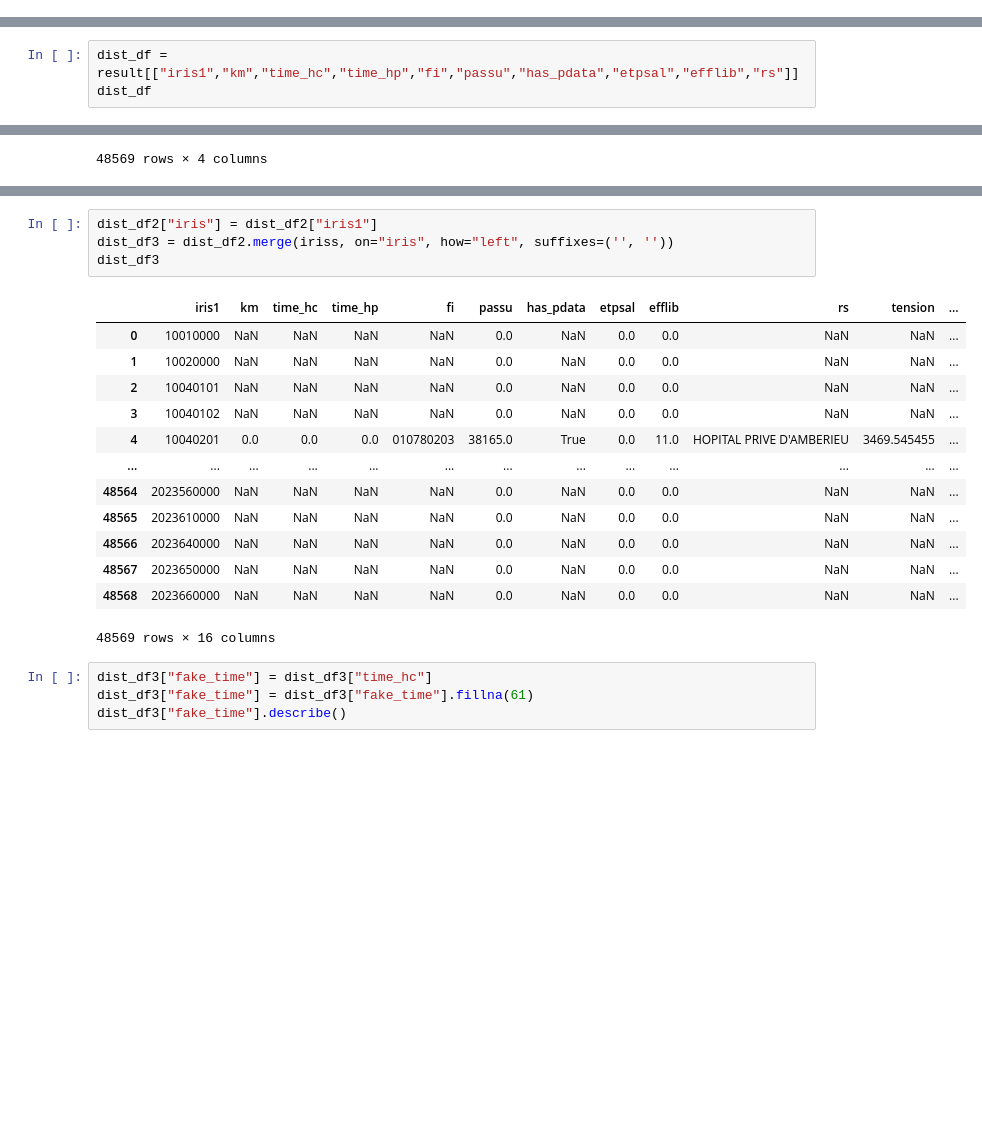
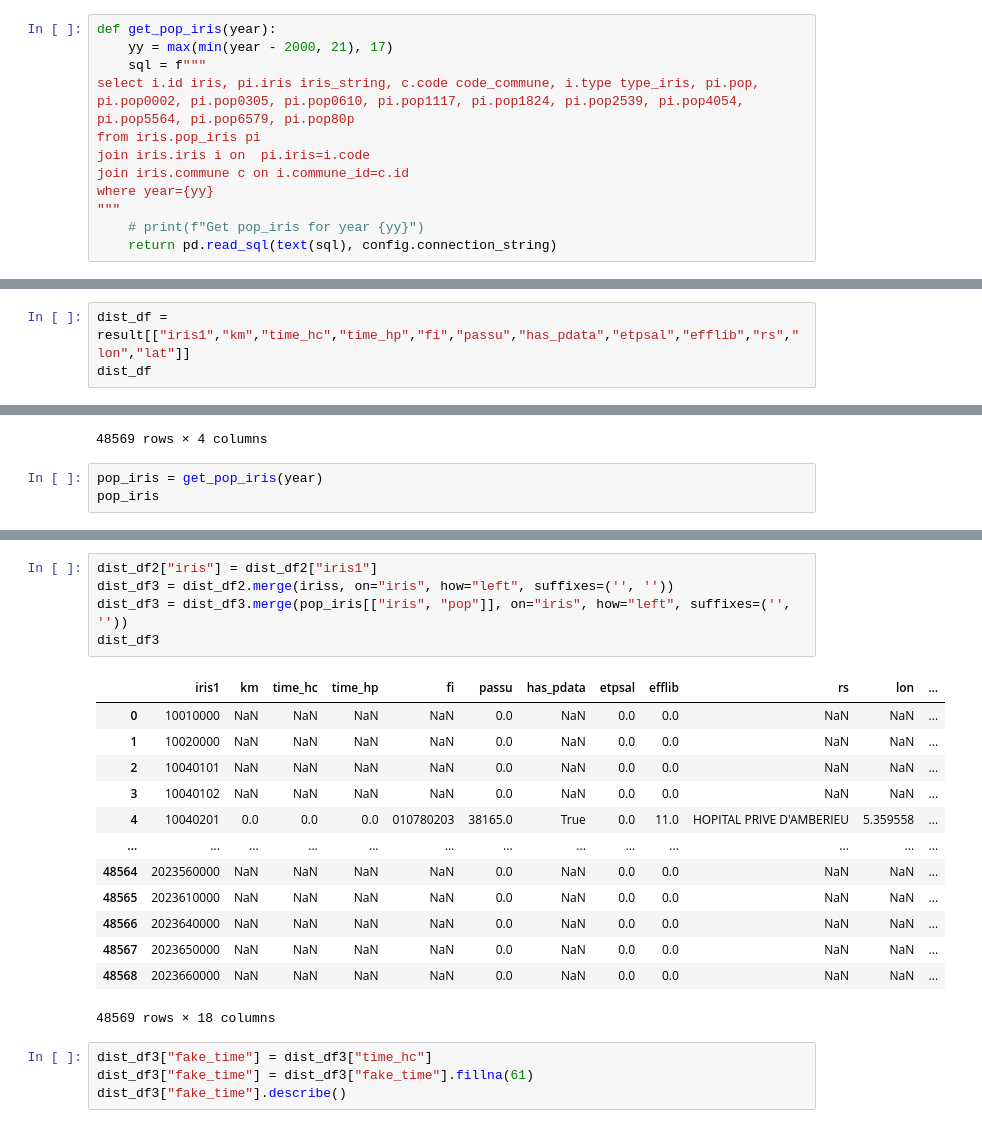
Before and after one commit to cyrilvincent/skema, a Jupyter notebook: sae/dist_france.ipynb, the cells around one changed output, grey strips where cells are left out. Saved outputs shown, nothing was run; the diff lists cells and outputs as text; blank space fills up the shorter version.

```diff
--- a/sae/dist_france.ipynb
+++ b/sae/dist_france.ipynb
@@ -53,6 +53,18 @@ where route_min <= {time}) order by "iris1", "iris2"
     m = pd.read_sql(sql, config.connection_string)
     m["time"] = m[f"time_{time_type.lower()}"].copy()
     return m
+# %%
+def get_pop_iris(year):
+    yy = max(min(year - 2000, 21), 17)
+    sql = f"""
+select i.id iris, pi.iris iris_string, c.code code_commune, i.type type_iris, pi.pop, pi.pop0002, pi.pop0305, pi.pop0610, pi.pop1117, pi.pop1824, pi.pop2539, pi.pop4054, pi.pop5564, pi.pop6579, pi.pop80p
+from iris.pop_iris pi
+join iris.iris i on  pi.iris=i.code
+join iris.commune c on i.commune_id=c.id
+where year={yy}
+"""
+    # print(f"Get pop_iris for year {yy}")
+    return pd.read_sql(text(sql), config.connection_string)
 # %%
 year=2023
 time=60
@@ -241,6 +253,6 @@ result
 | 48568 | 2023660000 | 2023660000 | 0 | 0 | 0 | 0 | 2023660000 | NaN | 0.0 | NaN | 0.0 | ... |
 48569 rows × 18 columns
 # %%
-dist_df = result[["iris1","km","time_hc","time_hp","fi","passu","has_pdata","etpsal","efflib","rs"]]
+dist_df = result[["iris1","km","time_hc","time_hp","fi","passu","has_pdata","etpsal","efflib","rs","lon","lat"]]
 dist_df
 # %% [output]
@@ -310,3 +322,6 @@ iriss
 | 48567 | 940460202 | Alfort 2 | 94046 | Maisons-Alfort |
 | 48568 | 940540104 | Tilleuls | 94054 | Orly |
 48569 rows × 4 columns
+# %%
+pop_iris = get_pop_iris(year)
+pop_iris
@@ -313,21 +342,22 @@ iriss
 # %%
 dist_df2["iris"] = dist_df2["iris1"]
 dist_df3 = dist_df2.merge(iriss, on="iris", how="left", suffixes=('', ''))
+dist_df3 = dist_df3.merge(pop_iris[["iris", "pop"]], on="iris", how="left", suffixes=('', ''))
 dist_df3
 # %% [output]
-|  | iris1 | km | time_hc | time_hp | fi | passu | has_pdata | etpsal | efflib | rs | tension | ... |
+|  | iris1 | km | time_hc | time_hp | fi | passu | has_pdata | etpsal | efflib | rs | lon | ... |
 | 0 | 10010000 | NaN | NaN | NaN | NaN | 0.0 | NaN | 0.0 | 0.0 | NaN | NaN | ... |
 | 1 | 10020000 | NaN | NaN | NaN | NaN | 0.0 | NaN | 0.0 | 0.0 | NaN | NaN | ... |
 | 2 | 10040101 | NaN | NaN | NaN | NaN | 0.0 | NaN | 0.0 | 0.0 | NaN | NaN | ... |
 | 3 | 10040102 | NaN | NaN | NaN | NaN | 0.0 | NaN | 0.0 | 0.0 | NaN | NaN | ... |
-| 4 | 10040201 | 0.0 | 0.0 | 0.0 | 010780203 | 38165.0 | True | 0.0 | 11.0 | HOPITAL PRIVE D'AMBERIEU | 3469.545455 | ... |
+| 4 | 10040201 | 0.0 | 0.0 | 0.0 | 010780203 | 38165.0 | True | 0.0 | 11.0 | HOPITAL PRIVE D'AMBERIEU | 5.359558 | ... |
 | ... | ... | ... | ... | ... | ... | ... | ... | ... | ... | ... | ... | ... |
 | 48564 | 2023560000 | NaN | NaN | NaN | NaN | 0.0 | NaN | 0.0 | 0.0 | NaN | NaN | ... |
 | 48565 | 2023610000 | NaN | NaN | NaN | NaN | 0.0 | NaN | 0.0 | 0.0 | NaN | NaN | ... |
 | 48566 | 2023640000 | NaN | NaN | NaN | NaN | 0.0 | NaN | 0.0 | 0.0 | NaN | NaN | ... |
 | 48567 | 2023650000 | NaN | NaN | NaN | NaN | 0.0 | NaN | 0.0 | 0.0 | NaN | NaN | ... |
 | 48568 | 2023660000 | NaN | NaN | NaN | NaN | 0.0 | NaN | 0.0 | 0.0 | NaN | NaN | ... |
-48569 rows × 16 columns
+48569 rows × 18 columns
 # %%
 dist_df3["fake_time"] = dist_df3["time_hc"]
 dist_df3["fake_time"] = dist_df3["fake_time"].fillna(61)
```
Also changed, not shown: parts of 7 cells of this notebook, 2 other files.
